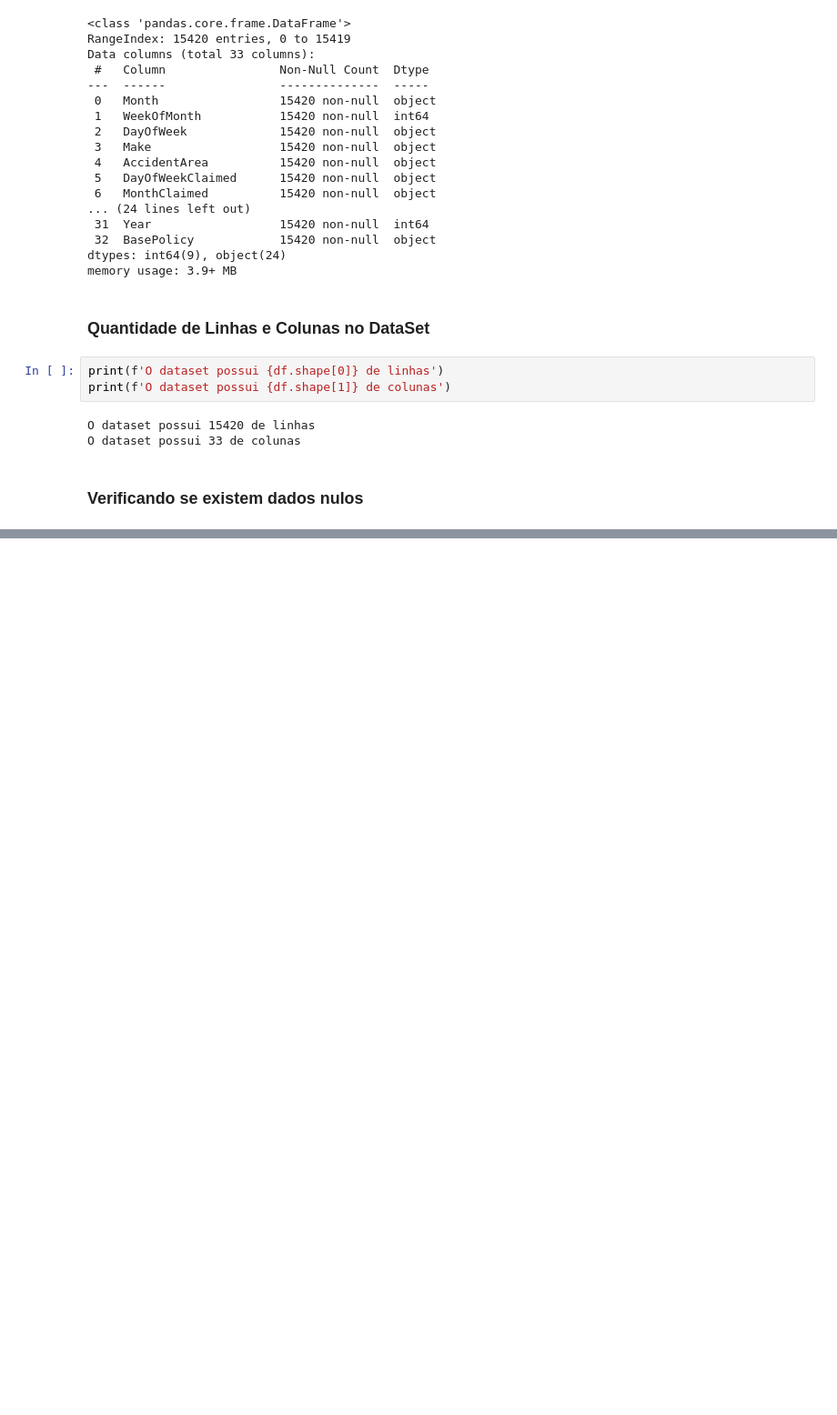
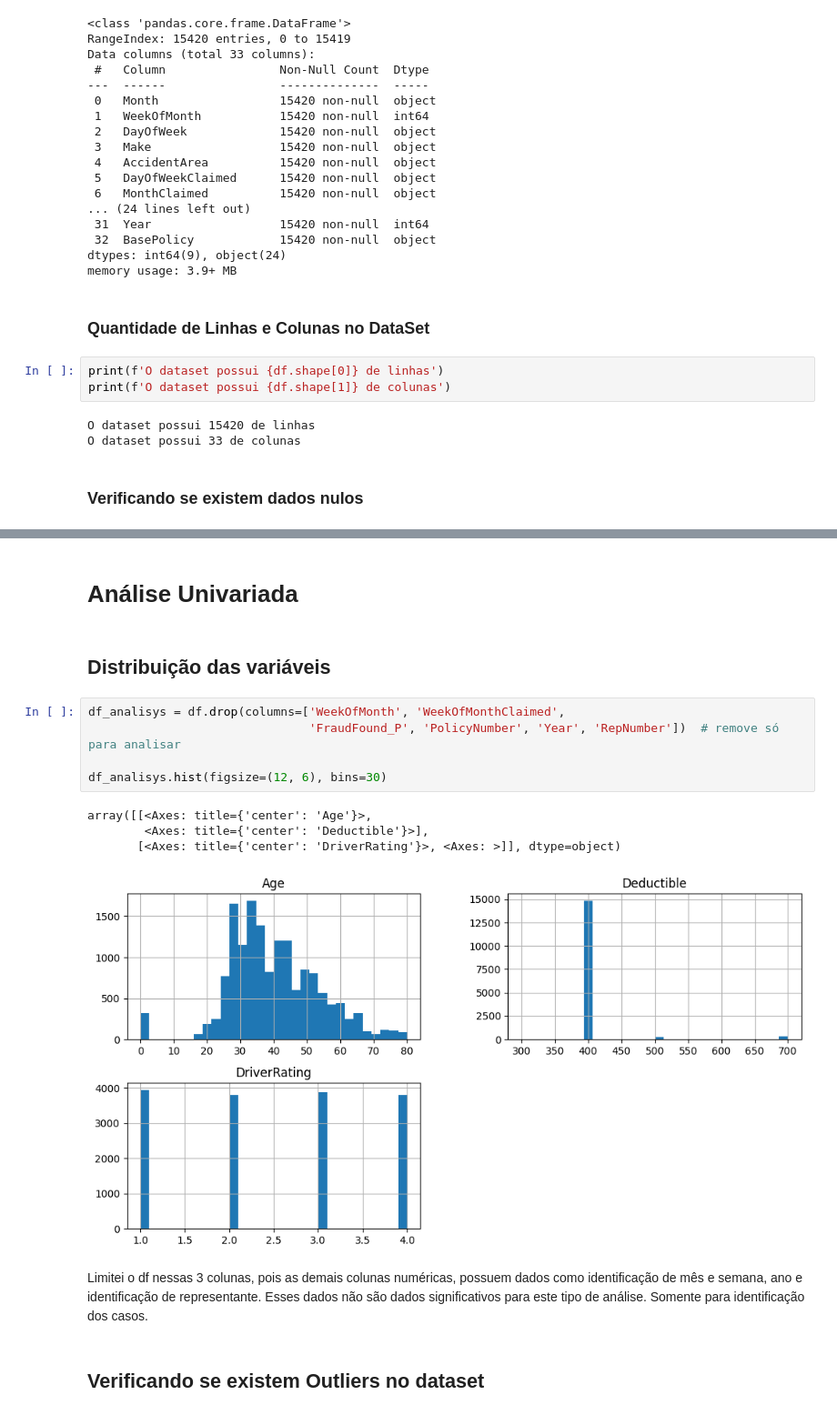
Before and after one commit to alekspettherson/Facens-Pos, a Jupyter notebook: Fundamentos Machine Learning/Trabalho_Final/242789-TrabalhoFinal.ipynb, the cells around one changed output, grey strips where cells are left out. Shown at 91% size. Cells and saved outputs as stored; diff of their text form; blank space fills up the shorter version.

Commit message:
atualizando com novos dados do trabalho final

```diff
--- a/Fundamentos Machine Learning/Trabalho_Final/242789-TrabalhoFinal.ipynb
+++ b/Fundamentos Machine Learning/Trabalho_Final/242789-TrabalhoFinal.ipynb
@@ -118,0 +191,18 @@ df.isnull().sum()
+# %% [markdown]
+# **Análise Univariada**
+# %% [markdown]
+## Distribuição das variáveis
+# %%
+df_analisys = df.drop(columns=['WeekOfMonth', 'WeekOfMonthClaimed',
+                               'FraudFound_P', 'PolicyNumber', 'Year', 'RepNumber'])  # remove só para analisar
+
+df_analisys.hist(figsize=(12, 6), bins=30)
+# %% [output]
+array([[<Axes: title={'center': 'Age'}>,
+        <Axes: title={'center': 'Deductible'}>],
+       [<Axes: title={'center': 'DriverRating'}>, <Axes: >]], dtype=object)
+[figure, added]
+# %% [markdown]
+Limitei o df nessas 3 colunas, pois as demais colunas numéricas, possuem dados como identificação de mês e semana, ano e identificação de representante. Esses dados não são dados significativos para este tipo de análise. Somente para identificação dos casos.
+# %% [markdown]
+## Verificando se existem Outliers no dataset
```
Also changed, not shown: parts of 34 cells of this notebook, 1 other file.
